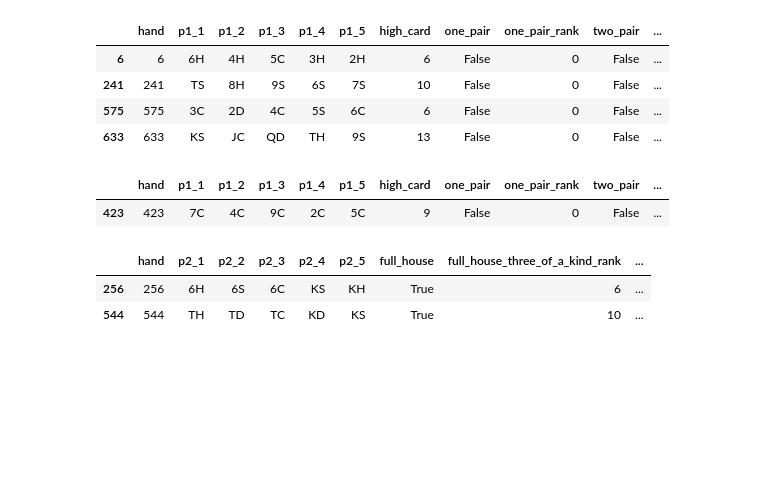
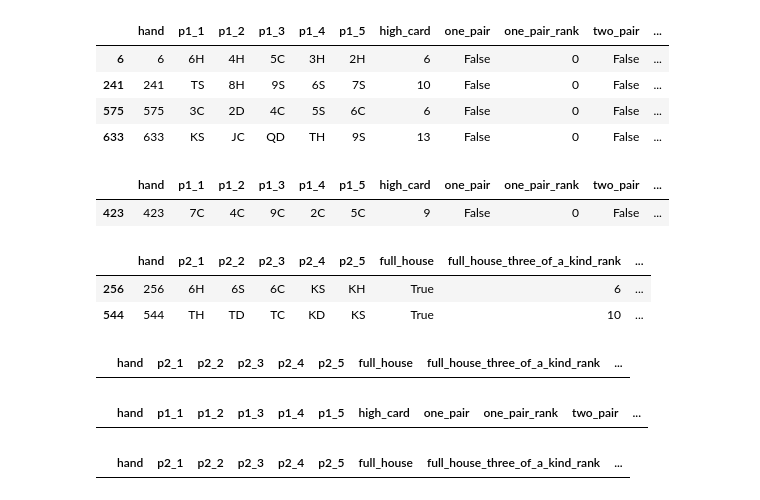
Before and after one commit to null-circle/Portfolio, a Jupyter notebook: Royal Flush/Royal Flush.ipynb, the cells around one changed output. Cells and saved outputs as stored; diff of their text form; code cells hidden in the pictures; blank space fills up the shorter version.

Commit message:
Royal Flush

```diff
--- a/Royal Flush/Royal Flush.ipynb
+++ b/Royal Flush/Royal Flush.ipynb
@@ -724,0 +783,8 @@ def full_house(df):
+# %%
+# output - neither of the players seems to have drawn four of a kind
+(four_of_a_kind(df_p2)
+ .query("four_of_a_kind == True")
+ .head()
+)
+# %% [output]
+|  | hand | p2_1 | p2_2 | p2_3 | p2_4 | p2_5 | full_house | full_house_three_of_a_kind_rank | ... |
@@ -724,0 +852,8 @@ def full_house(df):
+# %%
+# output - neither of the players seem to drawn a straight flush
+(straight_flush(df_p1)
+ .query("straight_flush == True")
+ .head()
+)
+# %% [output]
+|  | hand | p1_1 | p1_2 | p1_3 | p1_4 | p1_5 | high_card | one_pair | one_pair_rank | two_pair | ... |
@@ -724,0 +899,8 @@ def full_house(df):
+# %%
+# output - neither of the players seem to drawn a straight flush
+(royal_flush(df_p2)
+ .query("royal_flush == True")
+ .head()
+)
+# %% [output]
+|  | hand | p2_1 | p2_2 | p2_3 | p2_4 | p2_5 | full_house | full_house_three_of_a_kind_rank | ... |
```
Also changed, not shown: parts of 4 cells of this notebook.
